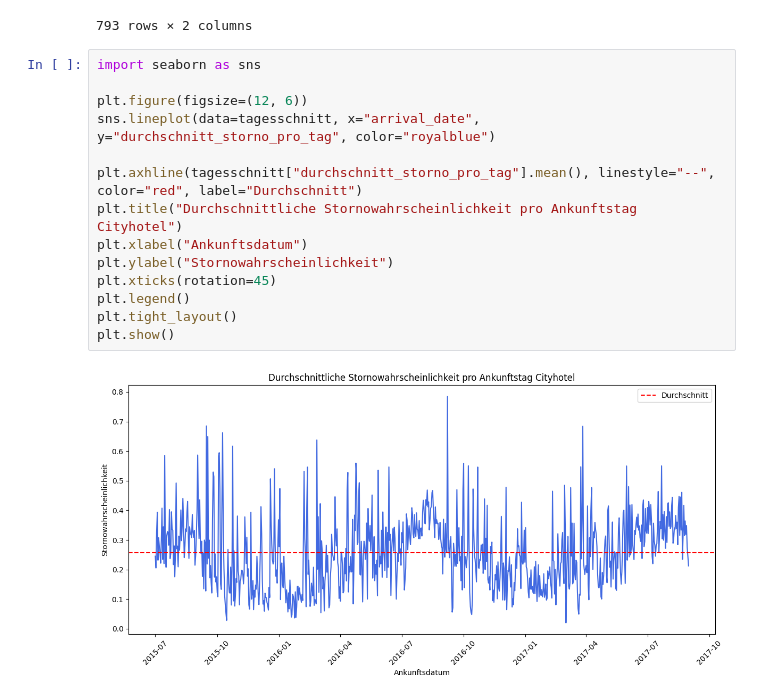
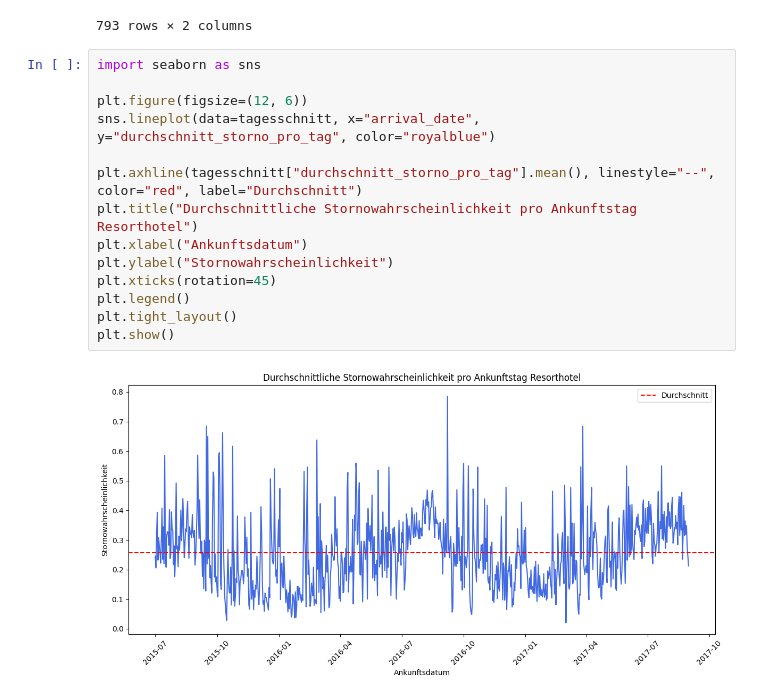
Before and after one commit to abt-kevin/Hotel_Bookings, a Jupyter notebook: Resort_LightGBM.ipynb, the cells around one changed output. Saved outputs shown, nothing was run; the diff lists cells and outputs as text.

```diff
--- a/Resort_LightGBM.ipynb
+++ b/Resort_LightGBM.ipynb
@@ -170,16 +170,16 @@ tagesschnitt
 # %%
 import seaborn as sns
 
 plt.figure(figsize=(12, 6))
 sns.lineplot(data=tagesschnitt, x="arrival_date", y="durchschnitt_storno_pro_tag", color="royalblue")
 
 plt.axhline(tagesschnitt["durchschnitt_storno_pro_tag"].mean(), linestyle="--", color="red", label="Durchschnitt")
-plt.title("Durchschnittliche Stornowahrscheinlichkeit pro Ankunftstag Cityhotel")
+plt.title("Durchschnittliche Stornowahrscheinlichkeit pro Ankunftstag Resorthotel")
 plt.xlabel("Ankunftsdatum")
 plt.ylabel("Stornowahrscheinlichkeit")
 plt.xticks(rotation=45)
 plt.legend()
 plt.tight_layout()
 plt.show()
 # %% [output]
-[figure, old version]
+[figure, new version]
```
Also changed, not shown: parts of 1 cell of this notebook, 1 other file.
